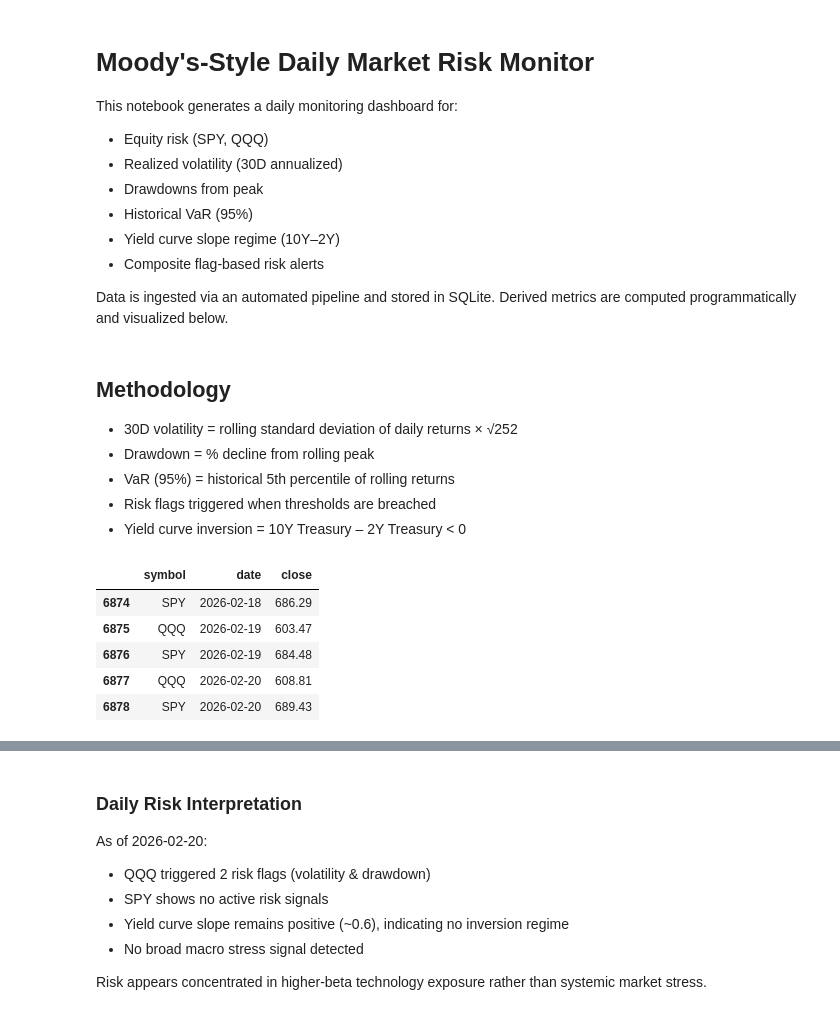
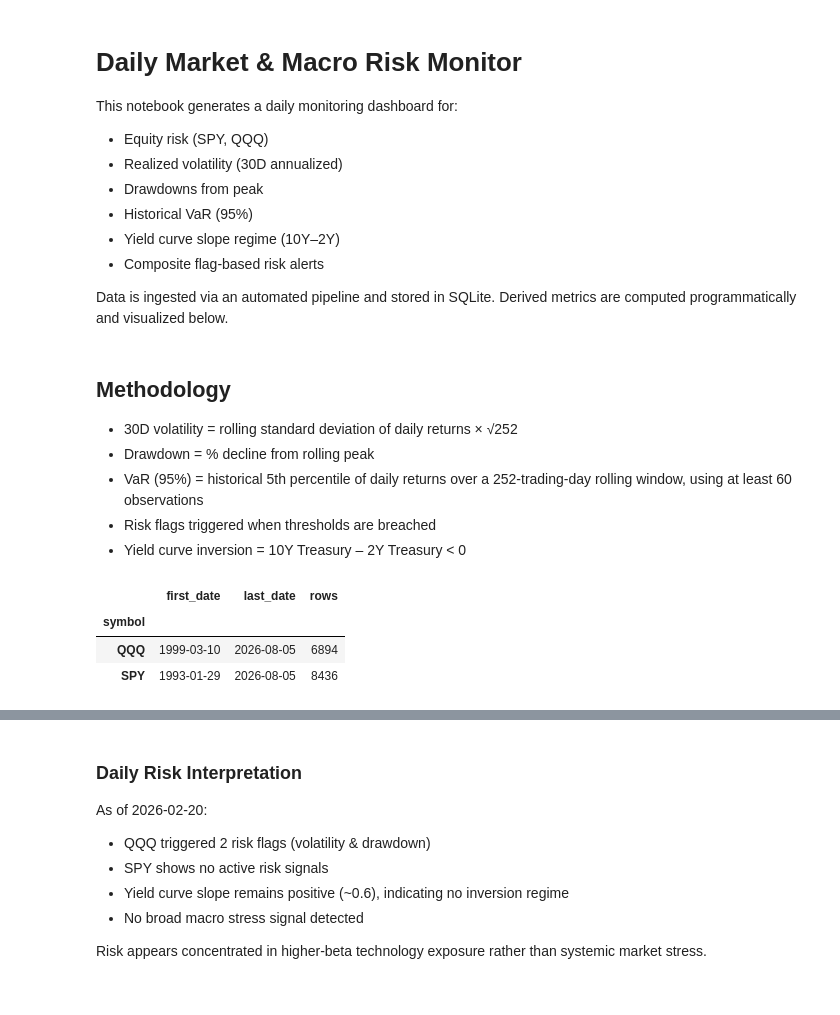
Before and after one commit to BegumAb/moodys-risk-monitor, a Jupyter notebook: 01_daily_risk_report.ipynb, the cells around one changed output, grey strips where cells are left out. Cells and saved outputs as stored; diff of their text form; code cells hidden in the pictures.

Commit message:
Fix market data pipeline and improve report

```diff
--- a/01_daily_risk_report.ipynb
+++ b/01_daily_risk_report.ipynb
@@ -1,5 +1,5 @@
 # %% [markdown]
-# Moody's-Style Daily Market Risk Monitor
+# Daily Market & Macro Risk Monitor
 
 This notebook generates a daily monitoring dashboard for:
 - Equity risk (SPY, QQQ)
@@ -16,46 +16,49 @@ Derived metrics are computed programmatically and visualized below.
 
 - 30D volatility = rolling standard deviation of daily returns × √252
 - Drawdown = % decline from rolling peak
-- VaR (95%) = historical 5th percentile of rolling returns
+- VaR (95%) = historical 5th percentile of daily returns over a 252-trading-day rolling window, using at least 60 observations
 - Risk flags triggered when thresholds are breached
 - Yield curve inversion = 10Y Treasury – 2Y Treasury < 0
 # %%
 import sqlite3
 import pandas as pd
 import matplotlib.pyplot as plt
 
 DB_PATH = "data.sqlite"
 conn = sqlite3.connect(DB_PATH)
 
 prices = pd.read_sql_query(
     "SELECT symbol, date, close FROM prices WHERE symbol IN ('SPY','QQQ') ORDER BY date",
     conn
 )
 
 metrics = pd.read_sql_query(
     "SELECT * FROM derived_metrics WHERE symbol IN ('SPY','QQQ') ORDER BY date",
     conn
 )
 
 stress = pd.read_sql_query(
     "SELECT * FROM market_stress ORDER BY date",
     conn
 )
 
 conn.close()
 
 prices["date"] = pd.to_datetime(prices["date"])
 metrics["date"] = pd.to_datetime(metrics["date"])
 stress["date"] = pd.to_datetime(stress["date"])
 
 prices.tail()
+prices.groupby("symbol").agg(
+    first_date=("date", "min"),
+    last_date=("date", "max"),
+    rows=("date", "count")
+)
 # %% [output]
-|  | symbol | date | close |
-| 6874 | SPY | 2026-02-18 | 686.29 |
-| 6875 | QQQ | 2026-02-19 | 603.47 |
-| 6876 | SPY | 2026-02-19 | 684.48 |
-| 6877 | QQQ | 2026-02-20 | 608.81 |
-| 6878 | SPY | 2026-02-20 | 689.43 |
+|  | first_date | last_date | rows |
+| symbol |  |  |  |
+| QQQ | 1999-03-10 | 2026-08-05 | 6894 |
+| SPY | 1993-01-29 | 2026-08-05 | 8436 |
 # %%
 plt.figure()
 
```
Also changed, not shown: parts of 8 cells of this notebook, 3 other files.
